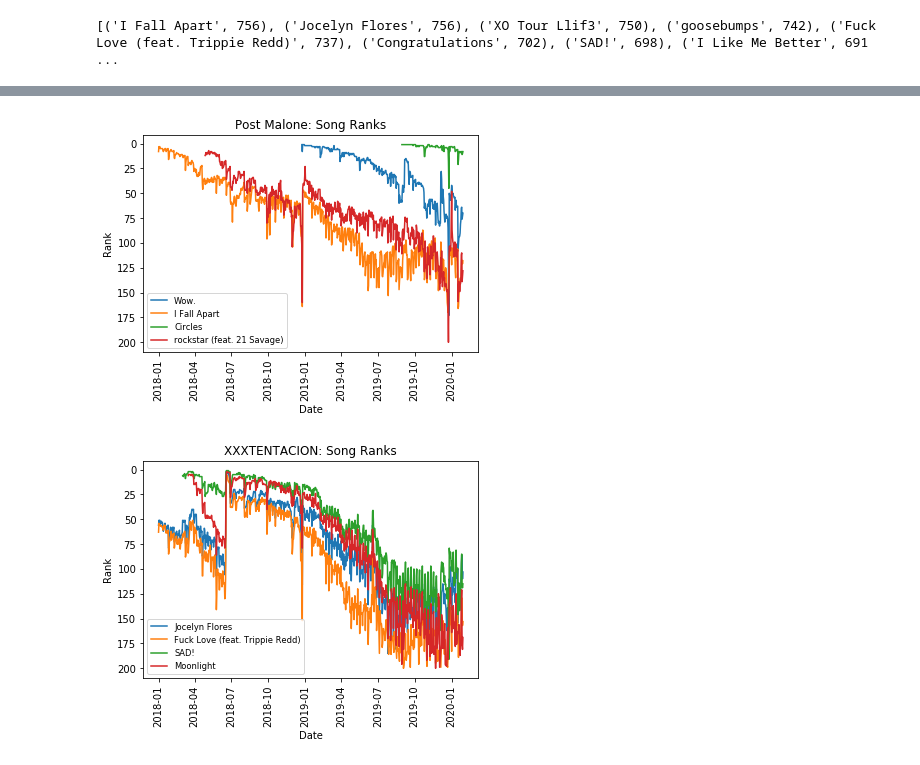
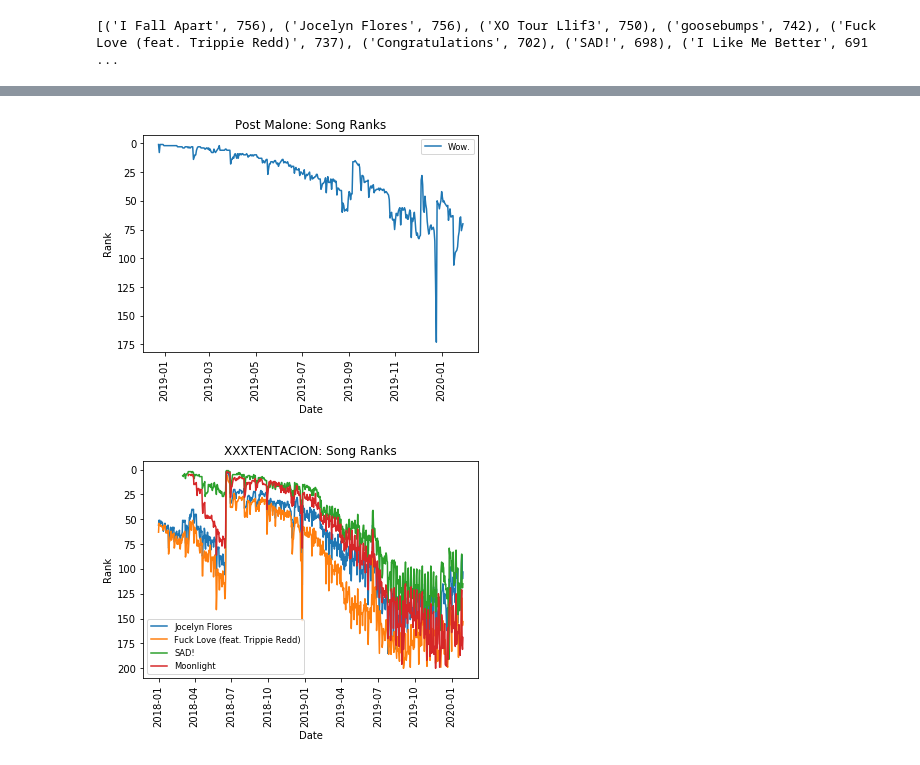
Before and after one commit to suneric98/Crescendo, a Jupyter notebook: data/exploration.ipynb, the cells around one changed output, grey strips where cells are left out. Cells and saved outputs as stored; diff of their text form; code cells hidden in the pictures.

```diff
--- a/data/exploration.ipynb
+++ b/data/exploration.ipynb
@@ -87,7 +110,7 @@ def plotRanks(artist, songs = [], top = 3):
 # %%
-plotRanks("Post Malone", songs = ["Wow.", "I Fall Apart", "Circles", "rockstar (feat. 21 Savage)"])
+plotRanks("Post Malone", songs = ["Wow."])
 # %% [output]
-[figure, old version]
+[figure, new version]
 # %%
 plotRanks("XXXTENTACION", top = 4)
 # %% [output]
```
Also changed, not shown: parts of 11 cells of this notebook, 1 other file.
